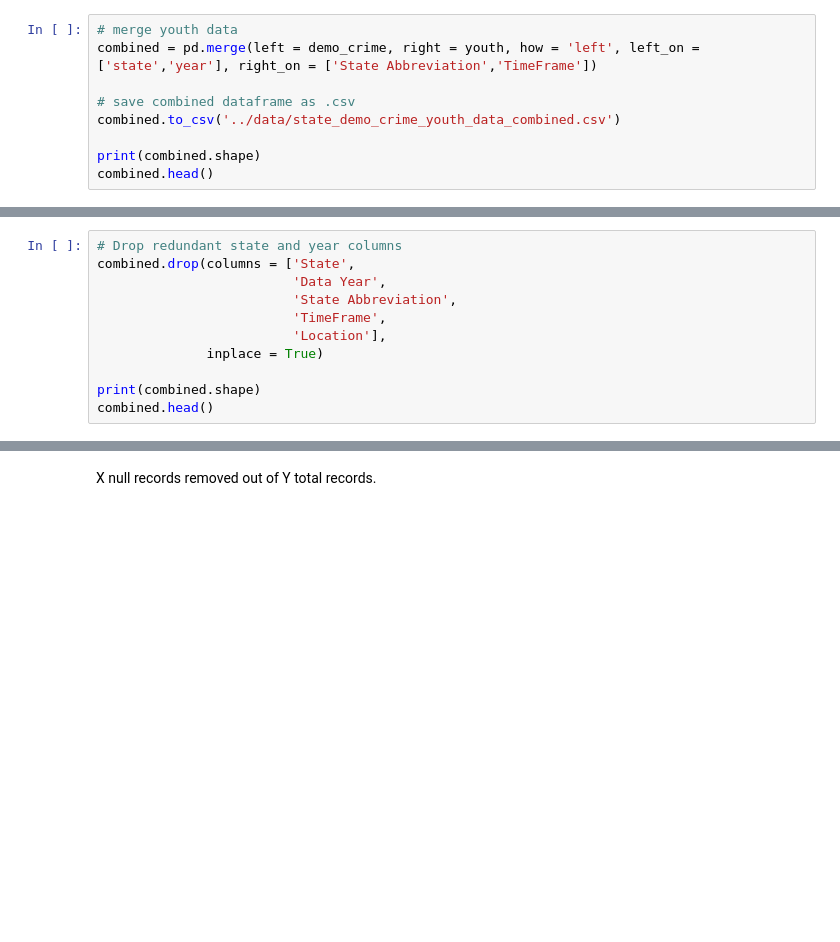
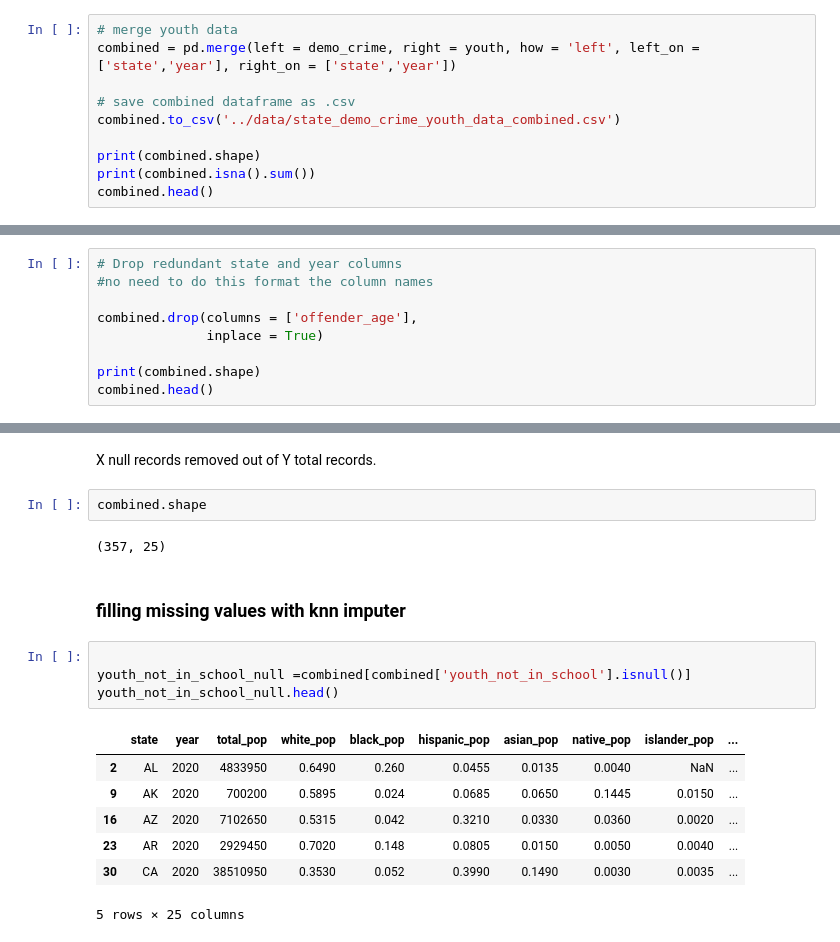
Before and after one commit to lpm24/youth_crime_group_project, a Jupyter notebook: code/01_EDA_and_Data_Cleaning.ipynb, the cells around one changed output, grey strips where cells are left out. Saved outputs shown, nothing was run; the diff lists cells and outputs as text; blank space fills up the shorter version.

```diff
--- a/code/01_EDA_and_Data_Cleaning.ipynb
+++ b/code/01_EDA_and_Data_Cleaning.ipynb
@@ -74,10 +116,11 @@ demo_crime.head()
 # %%
 # merge youth data
-combined = pd.merge(left = demo_crime, right = youth, how = 'left', left_on = ['state','year'], right_on = ['State Abbreviation','TimeFrame'])
+combined = pd.merge(left = demo_crime, right = youth, how = 'left', left_on = ['state','year'], right_on = ['state','year'])
 
 # save combined dataframe as .csv
 combined.to_csv('../data/state_demo_crime_youth_data_combined.csv')
 
 print(combined.shape)
+print(combined.isna().sum())
 combined.head()
 # %% [output]
@@ -96,11 +155,9 @@ combined.head()
 ### Drop Columns
 # %%
 # Drop redundant state and year columns
-combined.drop(columns = ['State',
-                         'Data Year',
-                         'State Abbreviation',
-                         'TimeFrame',
-                         'Location'],
+#no need to do this format the column names
+
+combined.drop(columns = ['offender_age'],
               inplace = True)
 
 print(combined.shape)
@@ -326,3 +390,21 @@ Youth living in poverty              51
 dtype: int64
 # %% [markdown]
 X null records removed out of Y total records.
+# %%
+combined.shape
+# %% [output]
+(357, 25)
+# %% [markdown]
+### filling missing values with knn imputer
+# %%
+
+youth_not_in_school_null =combined[combined['youth_not_in_school'].isnull()]
+youth_not_in_school_null.head()
+# %% [output]
+|  | state | year | total_pop | white_pop | black_pop | hispanic_pop | asian_pop | native_pop | islander_pop | ... |
+| 2 | AL | 2020 | 4833950 | 0.6490 | 0.260 | 0.0455 | 0.0135 | 0.0040 | NaN | ... |
+| 9 | AK | 2020 | 700200 | 0.5895 | 0.024 | 0.0685 | 0.0650 | 0.1445 | 0.0150 | ... |
+| 16 | AZ | 2020 | 7102650 | 0.5315 | 0.042 | 0.3210 | 0.0330 | 0.0360 | 0.0020 | ... |
+| 23 | AR | 2020 | 2929450 | 0.7020 | 0.148 | 0.0805 | 0.0150 | 0.0050 | 0.0040 | ... |
+| 30 | CA | 2020 | 38510950 | 0.3530 | 0.052 | 0.3990 | 0.1490 | 0.0030 | 0.0035 | ... |
+5 rows × 25 columns
```
Also changed, not shown: parts of 15 cells of this notebook, 2 other files.
